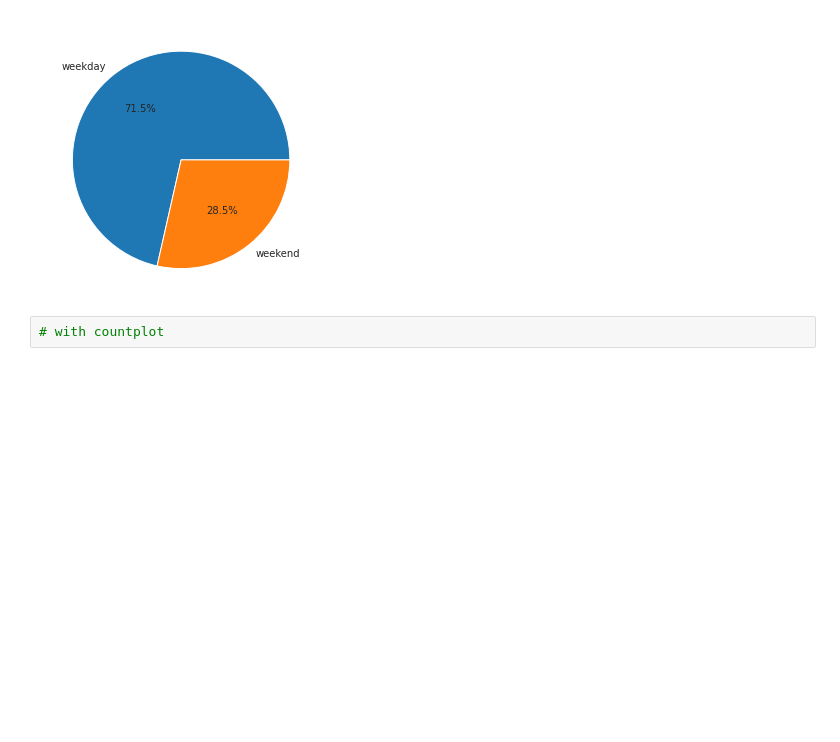
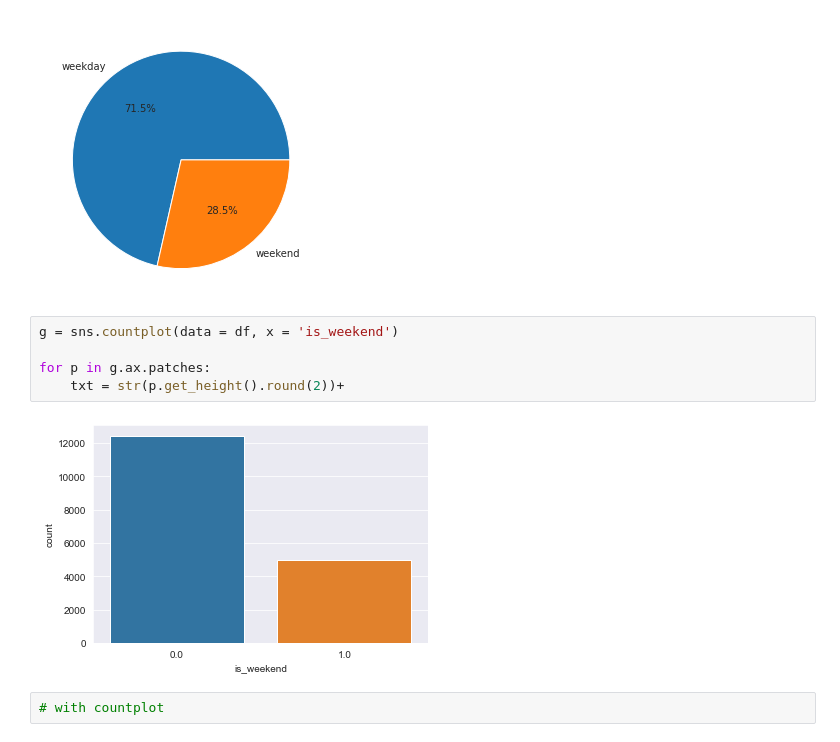
Before and after one commit to cantalcagri/DS-Assignments, a Jupyter notebook: DV_capstone_student (1).ipynb, the cells around one changed output. Saved outputs shown, nothing was run; the diff lists cells and outputs as text; blank space fills up the shorter version.

```diff
--- a/DV_capstone_student (1).ipynb
+++ b/DV_capstone_student (1).ipynb
@@ -556,6 +580,13 @@ Name: is_weekend, dtype: int64
 # pie chart
 # %% [output]
 [figure]
+# %%
+g = sns.countplot(data = df, x = 'is_weekend')
+
+for p in g.ax.patches:
+    txt = str(p.get_height().round(2))+
+# %% [output]
+[figure, added]
 # %%
 # with countplot
 # %% [output]
```
Also changed, not shown: parts of 12 cells of this notebook.
